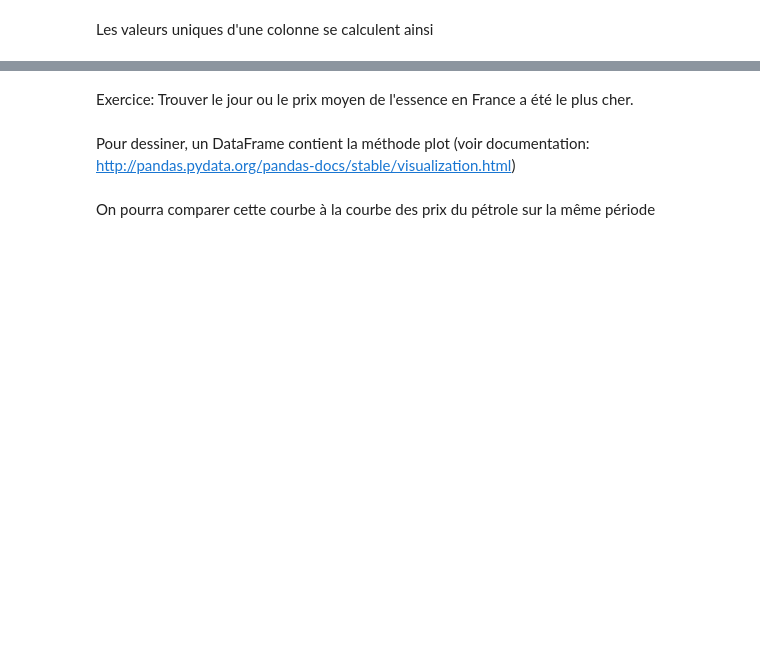
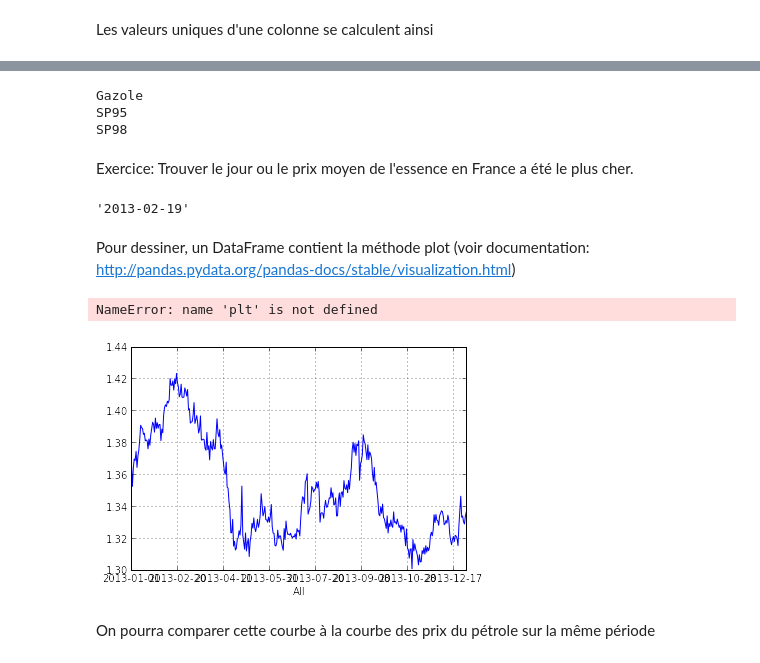
Before and after one commit to cedias/AS, a Jupyter notebook: tp1/AS-2014-TP1.ipynb, the cells around one changed output, grey strips where cells are left out. Drawn from its saved outputs; the diff is of its cells as text; code cells hidden in the pictures; blank space fills up the shorter version.

```diff
--- a/tp1/AS-2014-TP1.ipynb
+++ b/tp1/AS-2014-TP1.ipynb
@@ -111,4 +262,5 @@ Nous allons jouer avec le prix de l'essence dans les stations services de France
 # %% [markdown]
 Chargons déjà le fichier CSV. Pour information, ce fichier a été créée à partir d'un fichier XML plus bordélique donné par le ministère. Le fichier d'origine a été préprocessé en PERL (mais d'autres langages pourraient être utilisés). Cette phase de preprocessing est nécessaire mais ne sera pas abordée ici.
 # %%
-data=pd.DataFrame.from_csv(path="all_2013.csv",sep="\t",infer_datetime_format=True,index_col=None)data.tail()
+data=pd.DataFrame.from_csv(path="all_2013.csv",sep="\t",infer_datetime_format=True,index_col=None)
+data.tail()
@@ -153,11 +396,26 @@ np.unique(values)
 # %%
-for k in np.unique(values):    print k
+for k in np.unique(values):
+    print k
+# %% [output]
+Gazole
+SP95
+SP98
 # %% [markdown]
 Exercice: Trouver le jour ou le prix moyen de l'essence en France a été le plus cher.
+# %%
+data_gp = data.groupby(["Jour"]).mean()
+data_gp["Prix"].idxmax()
+# %% [output]
+'2013-02-19'
 # %% [markdown]
 Pour dessiner, un DataFrame contient la méthode plot (voir documentation: http://pandas.pydata.org/pandas-docs/stable/visualization.html)
 # %%
-data_per_day=data.groupby(["Jour"]).mean().reset_index()data_per_day.plot(x="Jour",y="Prix",kind="line",label="All")plt.legend(loc="best")
+data_per_day=data.groupby(["Jour"]).mean().reset_index()
+data_per_day.plot(x="Jour",y="Prix",kind="line",label="All")
+plt.legend(loc="best")
+# %% [output]
+NameError: name 'plt' is not defined
+[figure, added]
 # %% [markdown]
 On pourra comparer cette courbe à la courbe des prix du pétrole sur la même période
 # %%
```
Also changed, not shown: parts of 58 cells of this notebook, 1 other file.
